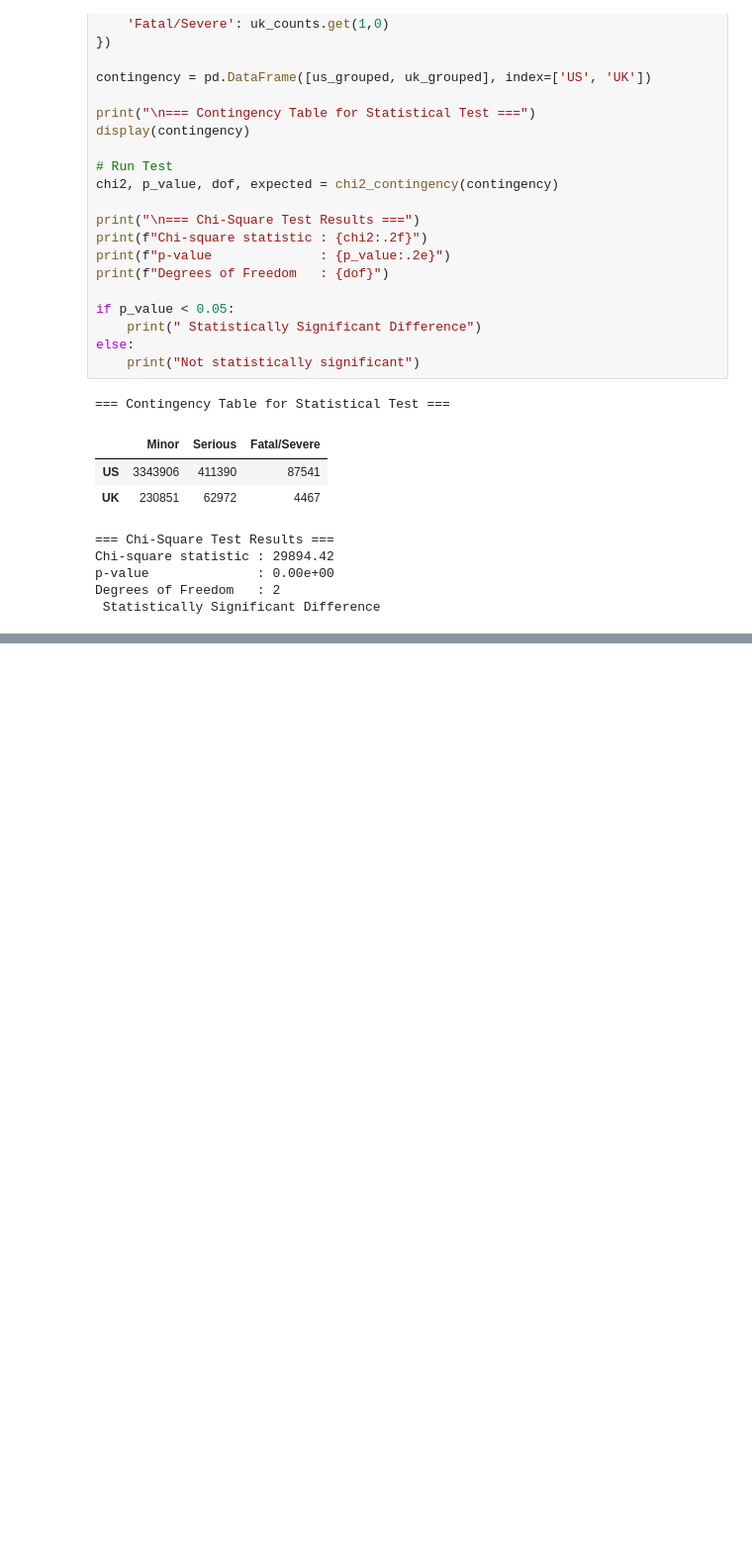
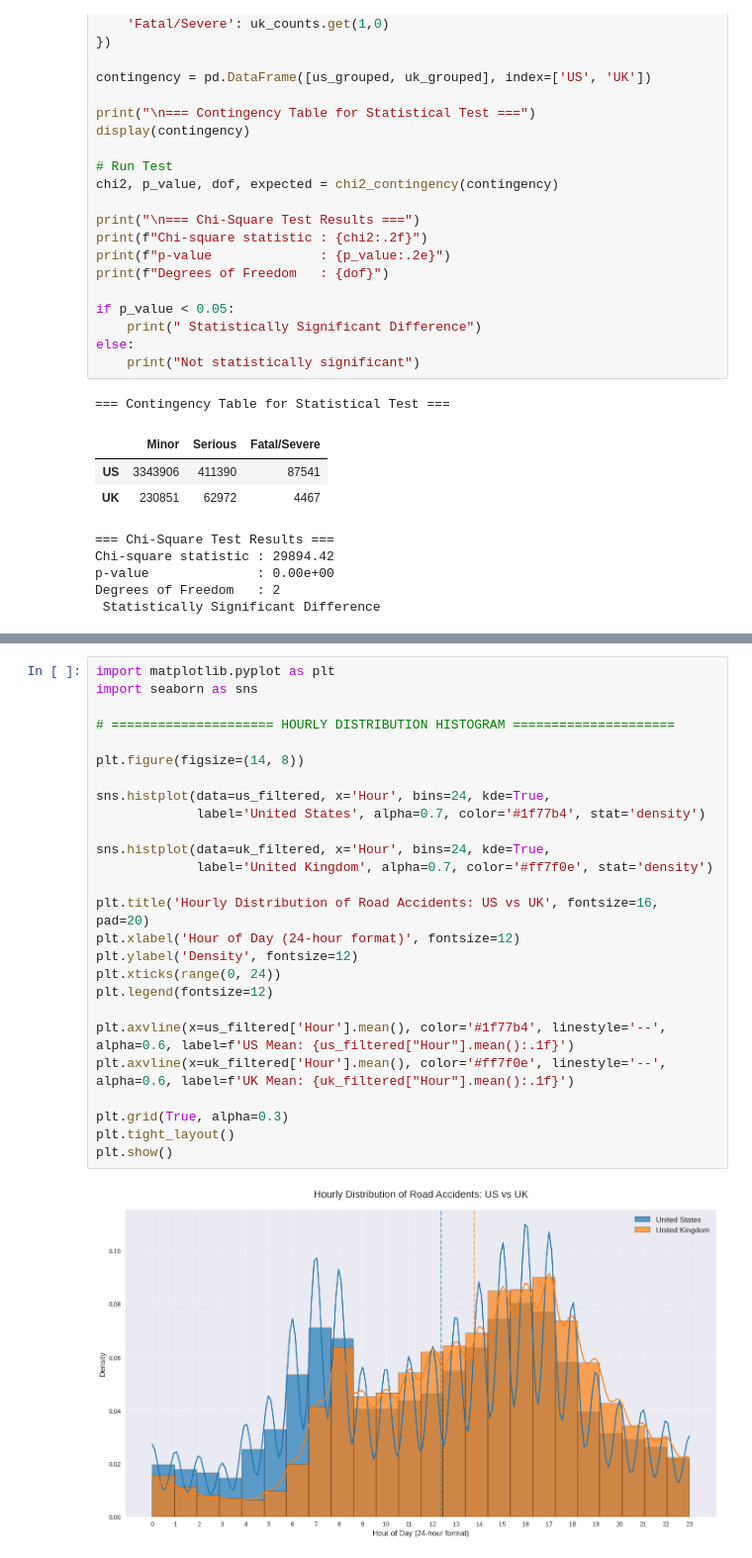
Before and after one commit to denislavh/Uk-vs-US-Road-Accidents-Comparison, a Jupyter notebook: Road_Accidents.ipynb, the cells around one changed output, grey strips where cells are left out. Shown at 99% size. Drawn from its saved outputs; the diff is of its cells as text; blank space fills up the shorter version.

```diff
--- a/Road_Accidents.ipynb
+++ b/Road_Accidents.ipynb
@@ -602,0 +797,28 @@ The null hypothesis (that severity distributions are the same in both countries)
+# %%
+import matplotlib.pyplot as plt
+import seaborn as sns
+
+# ===================== HOURLY DISTRIBUTION HISTOGRAM =====================
+
+plt.figure(figsize=(14, 8))
+
+sns.histplot(data=us_filtered, x='Hour', bins=24, kde=True,
+             label='United States', alpha=0.7, color='#1f77b4', stat='density')
+
+sns.histplot(data=uk_filtered, x='Hour', bins=24, kde=True,
+             label='United Kingdom', alpha=0.7, color='#ff7f0e', stat='density')
+
+plt.title('Hourly Distribution of Road Accidents: US vs UK', fontsize=16, pad=20)
+plt.xlabel('Hour of Day (24-hour format)', fontsize=12)
+plt.ylabel('Density', fontsize=12)
+plt.xticks(range(0, 24))
+plt.legend(fontsize=12)
+
+plt.axvline(x=us_filtered['Hour'].mean(), color='#1f77b4', linestyle='--', alpha=0.6, label=f'US Mean: {us_filtered["Hour"].mean():.1f}')
+plt.axvline(x=uk_filtered['Hour'].mean(), color='#ff7f0e', linestyle='--', alpha=0.6, label=f'UK Mean: {uk_filtered["Hour"].mean():.1f}')
+
+plt.grid(True, alpha=0.3)
+plt.tight_layout()
+plt.show()
+# %% [output]
+[figure, added]
```
Also changed, not shown: parts of 9 cells of this notebook.
